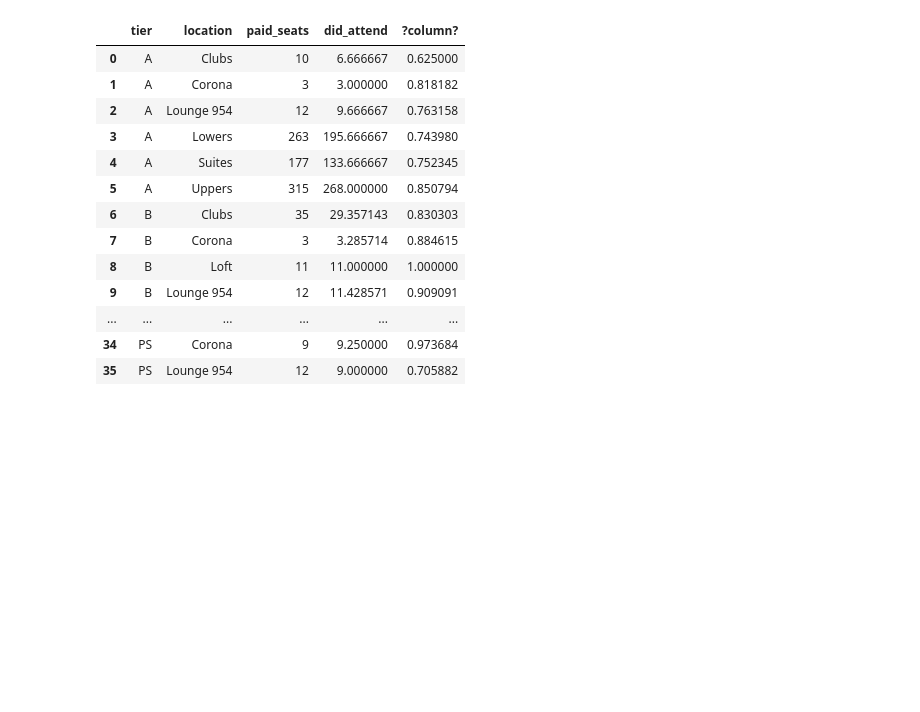
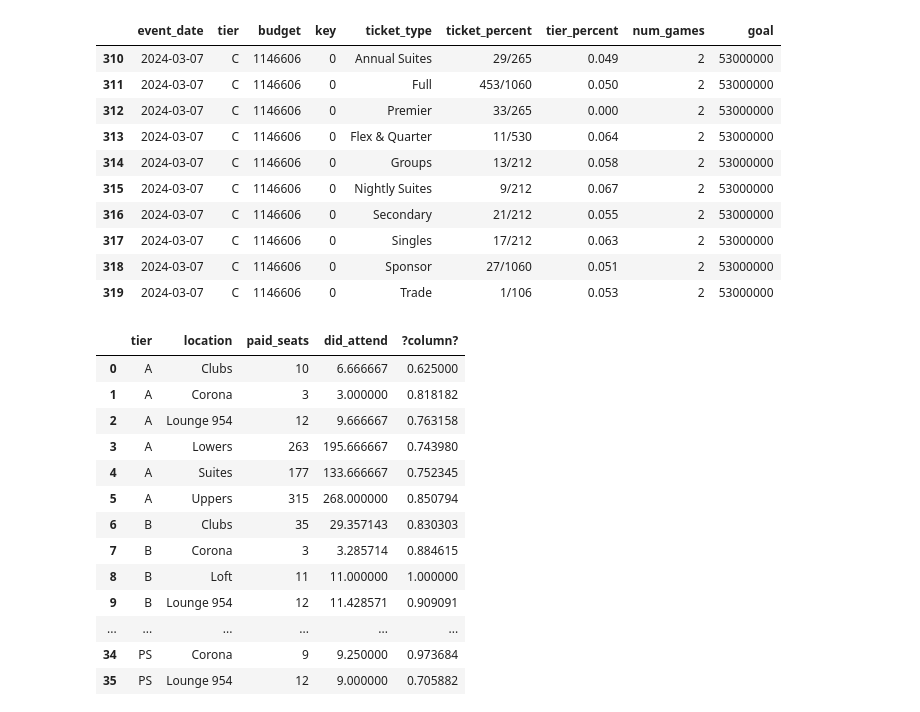
Before and after one commit to riffere-fla/pandas_party, a Jupyter notebook: gameday_pipeline_2324.ipynb, the cells around one changed output. Drawn from its saved outputs; the diff is of its cells as text; code cells hidden in the pictures; blank space fills up the shorter version.

```diff
--- a/gameday_pipeline_2324.ipynb
+++ b/gameday_pipeline_2324.ipynb
@@ -52,0 +49,48 @@ df = pd.read_excel(r"C:\Users\\riffere\\Desktop\\test_budget_by_ticket_by_game.x
+# %%
+# 2. Predicted Budget
+
+df = pd.read_excel(r"C:\Users\\riffere\\Desktop\\test_budget_by_ticket_by_game.xlsx", sheet_name = 'sum_table')
+df['key'] = 0
+
+goal = 53000000
+
+ticket_types = pd.DataFrame(
+    {'ticket_type' : ['Annual Suites','Full','Premier', 'Flex & Quarter', 'Groups', 'Nightly Suites',
+    'Secondary', 'Singles', 'Sponsor', 'Trade'],
+    'ticket_percent' : [Fraction(5800000, goal), Fraction(22650000, goal), Fraction(6600000, goal),
+    Fraction(1100000, goal), Fraction(3250000, goal), Fraction(2250000, goal), Fraction(5250000, goal),
+    Fraction(4250000, goal), Fraction(1350000, goal), Fraction(500000, goal)]})
+ticket_types['key'] = 0
+
+df = df.merge(ticket_types, how = 'outer', on = 'key')
+
+tier_percentage = pd.DataFrame({'tier' : ['AP','BP','CP','C','DP','D','E'],
+                                'Full' : [0.075, 0.175, 0.3, 0.05, 0.115, 0.115, 0.17], 'Premier': [0.10, 0.27, 0.46, 0, 0.17, 0, 0],
+                                'Annual Suites' : [0.08, 0.16, 0.291, 0.049, 0.115, 0.115, 0.19], 'Flex & Quarter' : [0.092, 0.22, 0.294, 0.064, 0.107, 0.08, 0.143],
+                                'Groups' : [0.10, 0.127, 0.255, 0.058, 0.10, 0.15, 0.21], 'Nightly Suites' : [0.088, 0.2, 0.284, 0.067, 0.122, 0.1, 0.139],
+                                'Secondary' : [0.09, 0.19, 0.325, 0.055, 0.12, 0.12, 0.10], 'Singles' : [0.083, 0.182, 0.264, 0.063, 0.084, 0.135, 0.189],
+                                'Sponsor' : [0.076, 0.181, 0.31, 0.051, 0.119, 0.114, 0.149], 'Trade' : [0.073, 0.161, 0.3, 0.053, 0.127, 0.116, 0.17]})
+
+
+melt_tiers = tier_percentage.melt(id_vars = ['tier'], value_vars = ['Full', 'Annual Suites', 'Flex & Quarter', 'Groups', 'Premier',
+                                                                    'Nightly Suites', 'Secondary', 'Singles', 'Sponsor', 'Trade'],
+                                    var_name = 'ticket_type', value_name = 'tier_percent')
+
+num_games = pd.DataFrame({'tier' : ['AP', 'BP', 'CP', 'C', 'DP', 'D', 'E'], 'num_games' : [2, 6, 12, 2, 5, 5, 10]})
+
+df = df.merge(melt_tiers, how = 'left', on = ['tier','ticket_type'])
+df = df.merge(num_games, how = 'left', on = 'tier')
+df['goal'] = goal
+df[df['event_date'] == '2024-03-07']
+# %% [output]
+|  | event_date | tier | budget | key | ticket_type | ticket_percent | tier_percent | num_games | goal |
+| 310 | 2024-03-07 | C | 1146606 | 0 | Annual Suites | 29/265 | 0.049 | 2 | 53000000 |
+| 311 | 2024-03-07 | C | 1146606 | 0 | Full | 453/1060 | 0.050 | 2 | 53000000 |
+| 312 | 2024-03-07 | C | 1146606 | 0 | Premier | 33/265 | 0.000 | 2 | 53000000 |
+| 313 | 2024-03-07 | C | 1146606 | 0 | Flex & Quarter | 11/530 | 0.064 | 2 | 53000000 |
+| 314 | 2024-03-07 | C | 1146606 | 0 | Groups | 13/212 | 0.058 | 2 | 53000000 |
+| 315 | 2024-03-07 | C | 1146606 | 0 | Nightly Suites | 9/212 | 0.067 | 2 | 53000000 |
+| 316 | 2024-03-07 | C | 1146606 | 0 | Secondary | 21/212 | 0.055 | 2 | 53000000 |
+| 317 | 2024-03-07 | C | 1146606 | 0 | Singles | 17/212 | 0.063 | 2 | 53000000 |
+| 318 | 2024-03-07 | C | 1146606 | 0 | Sponsor | 27/1060 | 0.051 | 2 | 53000000 |
+| 319 | 2024-03-07 | C | 1146606 | 0 | Trade | 1/106 | 0.053 | 2 | 53000000 |
```
Also changed, not shown: parts of 2 cells of this notebook, 1 other file.
